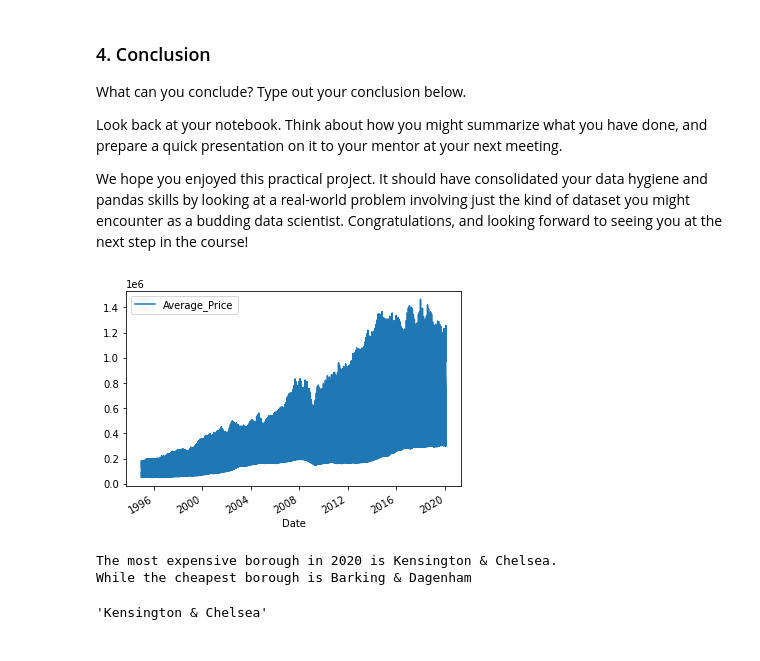
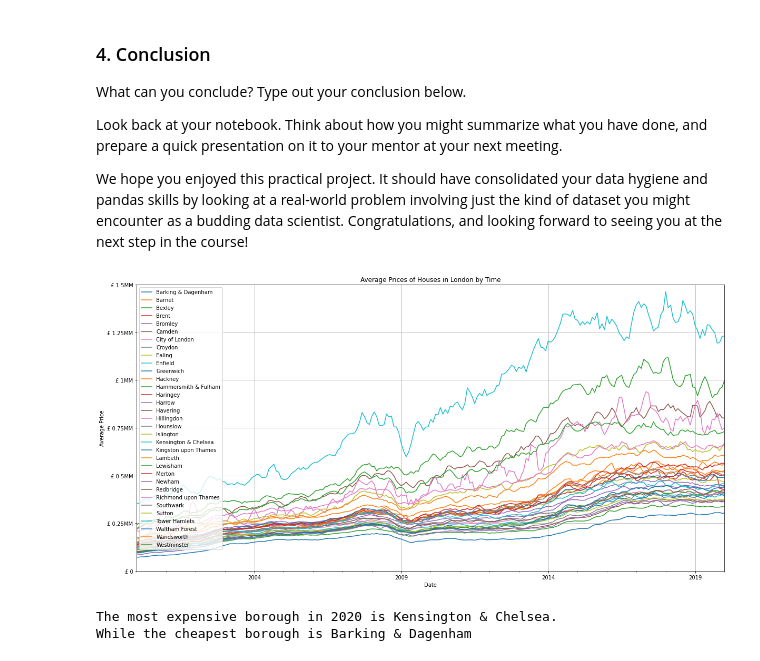
Before and after one commit to dmateshov/Springboard_DataScience_Coursework, a Jupyter notebook: Unit 4 Challenge - Tier 3.ipynb, the cells around one changed output. Cells and saved outputs as stored; diff of their text form; code cells hidden in the pictures.

```diff
--- a/Unit 4 Challenge - Tier 3.ipynb
+++ b/Unit 4 Challenge - Tier 3.ipynb
@@ -201,24 +201,18 @@ What can you conclude? Type out your conclusion below.
 Look back at your notebook. Think about how you might summarize what you have done, and prepare a quick presentation on it to your mentor at your next meeting.
 
 We hope you enjoyed this practical project. It should have consolidated your data hygiene and pandas skills by looking at a real-world problem involving just the kind of dataset you might encounter as a budding data scientist. Congratulations, and looking forward to seeing you at the next step in the course!
-# %%
-# for b in properties.Borough.unique():
-#     name = f'{b}'
-#     print(name)
-#     name = properties[properties.Borough == 'City of London'].plot(x = 'Date', y = 'Average_Price')
-# #     name.ylabel('Average Price')
-# #     name.title(f'{b} Average Prices')
-
-properties[['Borough', 'Date', 'Average_Price']].plot(x = 'Date', y = 'Average_Price')
-plt.show()
-# %% [output]
-[figure, removed]
 # %%
-# TODO: change yaxis from 1e6, and add labels
-properties[['Borough', 'Date', 'Average_Price']].pivot_table(index = 'Date', columns = 'Borough', values = 'Average_Price').plot(figsize= [20,10])
+properties.pivot_table(index = 'Date', columns = 'Borough', values = 'Average_Price').plot(figsize= [20,10])
 plt.yticks([0, 250000, 500000, 750000, 1000000, 1250000, 1500000], ['£ 0', '£ 0.25MM', '£ 0.5MM', '£ 0.75MM', '£ 1MM', '£ 1.25MM','£ 1.5MM'])
-plt.grid()
+plt.ylabel('Average Price')
+plt.title('Average Prices of Houses in London by Time')
+plt.axis(('2000-01-01', '2020-01-01', 0, 1500000))
+plt.grid(True)
+plt.legend(loc = 2)
+plt.savefig('overall.png')
 plt.show()
+# %% [output]
+[figure, added]
 # %%
 '''
 Identifying the cheapest and the most expensive boroughs...
@@ -230,7 +224,3 @@ print('The most expensive borough in 2020 is {}.\nWhile the cheapest borough is
 # %% [output]
 The most expensive borough in 2020 is Kensington & Chelsea.
 While the cheapest borough is Barking & Dagenham
-# %%
-expensive
-# %% [output]
-'Kensington & Chelsea'
```
